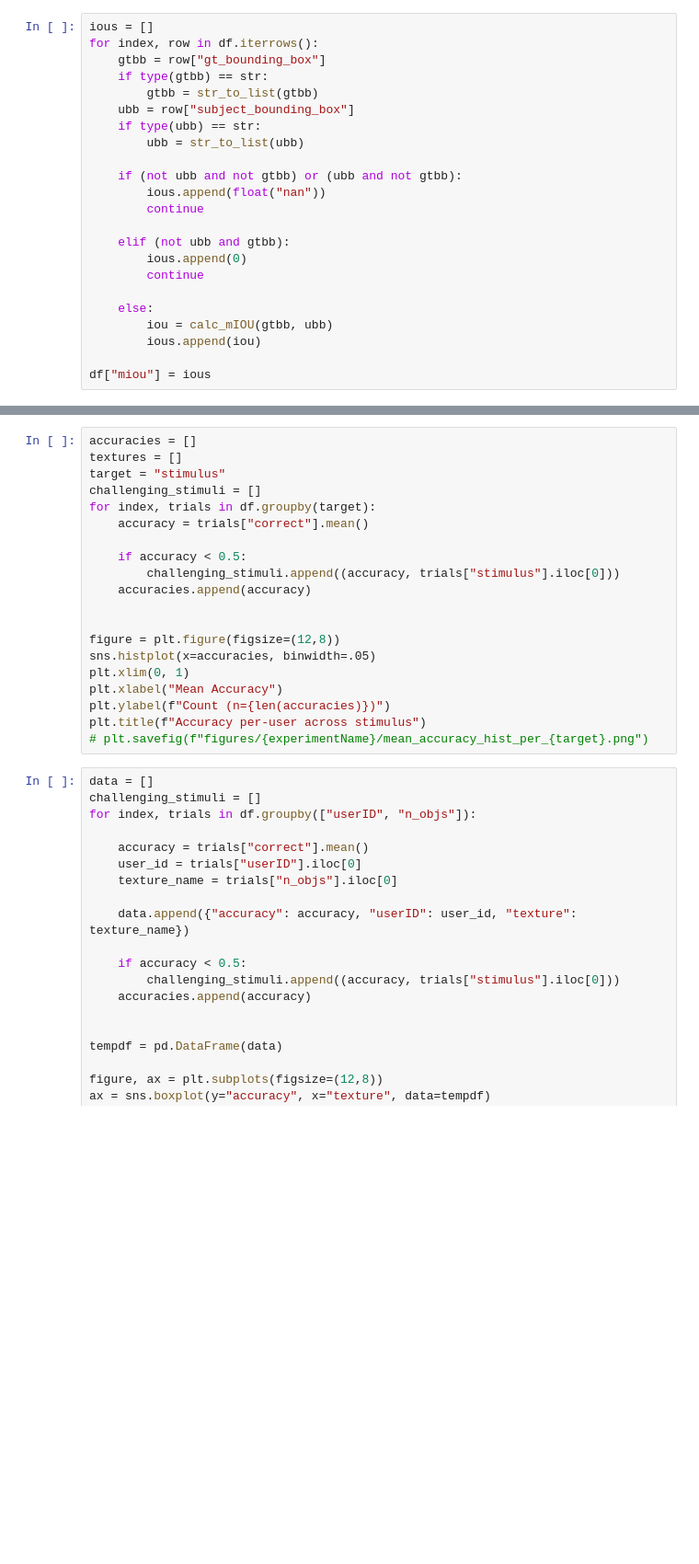
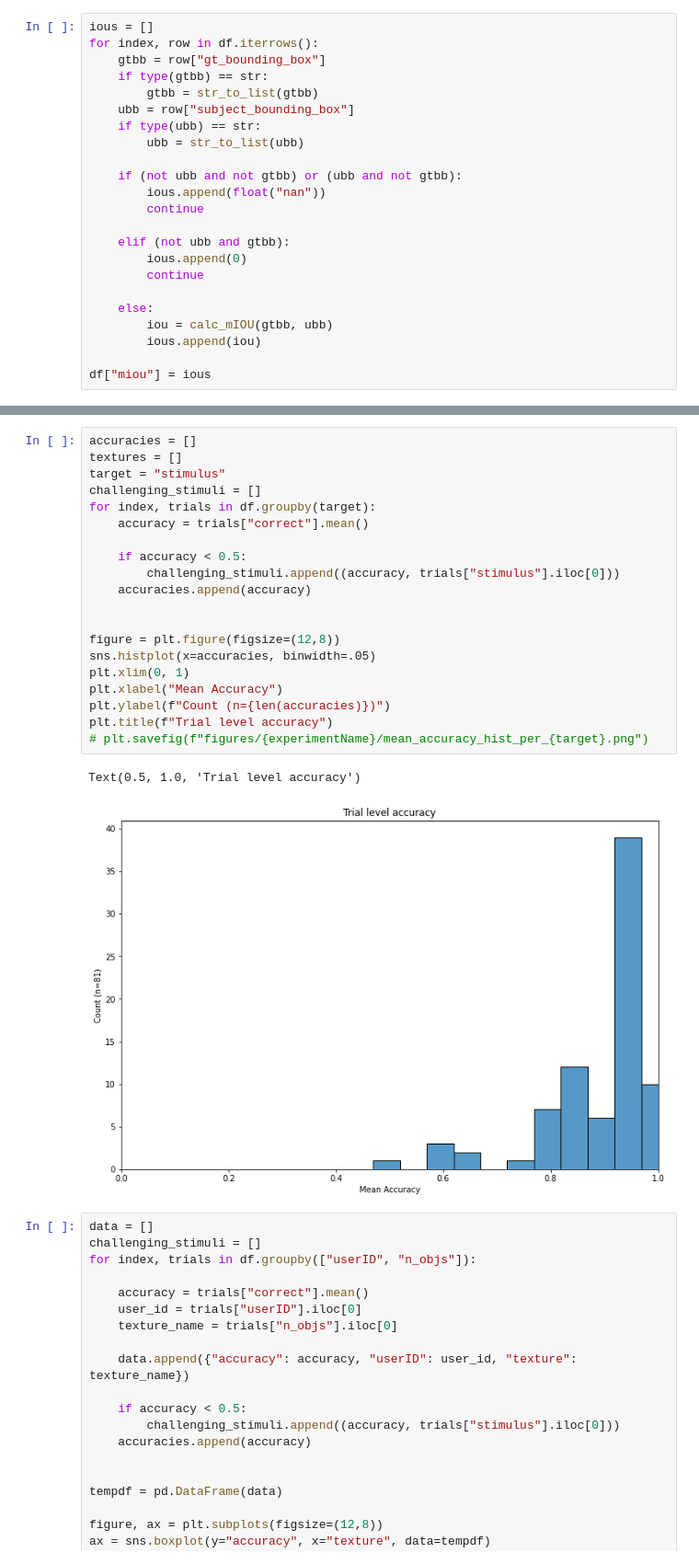
Before and after one commit to yifr/mlve, a Jupyter notebook: analysis/gestalt_static_localization_analysis.ipynb, the cells around one changed output, grey strips where cells are left out. Shown at 92% size. Cells and saved outputs as stored; diff of their text form; blank space fills up the shorter version.

```diff
--- a/analysis/gestalt_static_localization_analysis.ipynb
+++ b/analysis/gestalt_static_localization_analysis.ipynb
@@ -245,23 +333,26 @@ plt.title(f"Accuracy per-stimulus across all users")
 # %%
 accuracies = []
 textures = []
 target = "stimulus"
 challenging_stimuli = []
 for index, trials in df.groupby(target):
     accuracy = trials["correct"].mean()
 
     if accuracy < 0.5:
         challenging_stimuli.append((accuracy, trials["stimulus"].iloc[0]))
     accuracies.append(accuracy)
 
 
 figure = plt.figure(figsize=(12,8))
 sns.histplot(x=accuracies, binwidth=.05)
 plt.xlim(0, 1)
 plt.xlabel("Mean Accuracy")
 plt.ylabel(f"Count (n={len(accuracies)})")
-plt.title(f"Accuracy per-user across stimulus")
+plt.title(f"Trial level accuracy")
 # plt.savefig(f"figures/{experimentName}/mean_accuracy_hist_per_{target}.png")
+# %% [output]
+Text(0.5, 1.0, 'Trial level accuracy')
+[figure, added]
 # %%
 data = []
 challenging_stimuli = []
```
Also changed, not shown: parts of 20 cells of this notebook, 4 other files.
